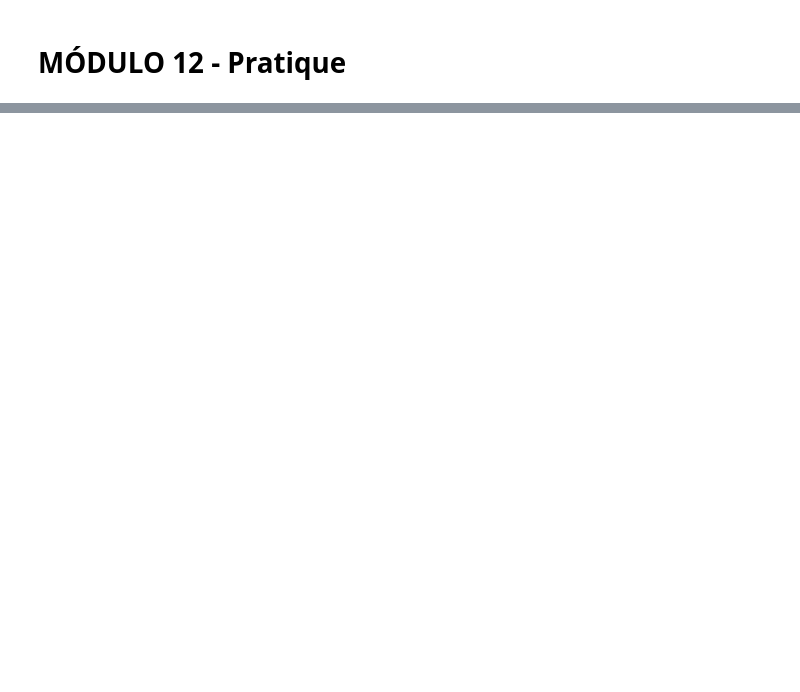
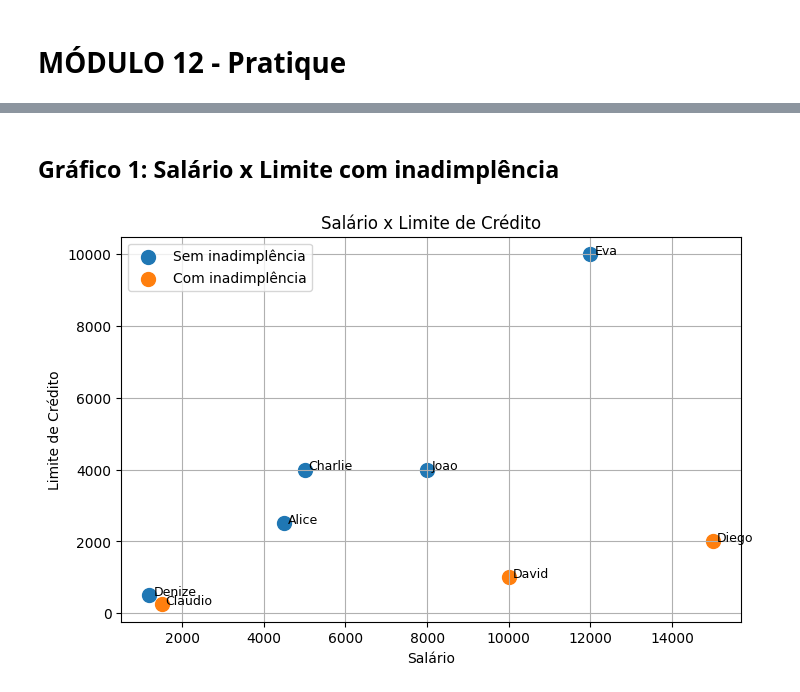
Before and after one commit to oPauLoHiga/ebac_elementos_visuais, a Jupyter notebook: pratica.ipynb, the cells around one changed output, grey strips where cells are left out. Saved outputs shown, nothing was run; the diff lists cells and outputs as text; code cells hidden in the pictures; blank space fills up the shorter version.

```diff
--- a/pratica.ipynb
+++ b/pratica.ipynb
@@ -23,3 +30,25 @@ df.head(5)
 | 2 | Charlie | 35 | Professor | 5000 | 4000 | 0 | Solteiro | ... |
 | 3 | David | 40 | Advogado | 10000 | 1000 | 1 | Solteiro | ... |
 | 4 | Eva | 45 | Médico | 12000 | 10000 | 0 | Casamento | ... |
+# %% [markdown]
+## Gráfico 1: Salário x Limite com inadimplência
+# %%
+plt.figure(figsize=(8,5))
+
+sem_inad = df[df['Historico_Inadimplencia'] == 0]
+com_inad = df[df['Historico_Inadimplencia'] == 1]
+
+plt.scatter(sem_inad['Salario'], sem_inad['Limite_Credito'], label='Sem inadimplência', s=100)
+plt.scatter(com_inad['Salario'], com_inad['Limite_Credito'], label='Com inadimplência', s=100)
+
+for i in range(len(df)):
+    plt.text(df['Salario'][i] + 100, df['Limite_Credito'][i], df['Nome'][i], fontsize=9)
+
+plt.title('Salário x Limite de Crédito')
+plt.xlabel('Salário')
+plt.ylabel('Limite de Crédito')
+plt.legend()
+plt.grid(True)
+plt.show()
+# %% [output]
+[figure, added]
```
Also changed, not shown: parts of 7 cells of this notebook.
